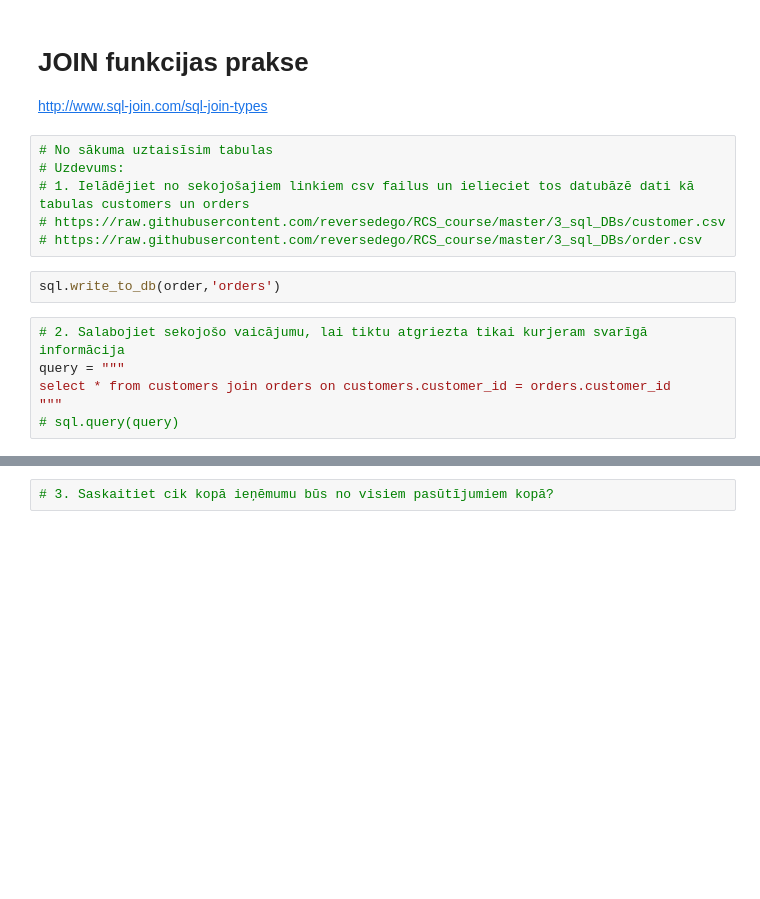
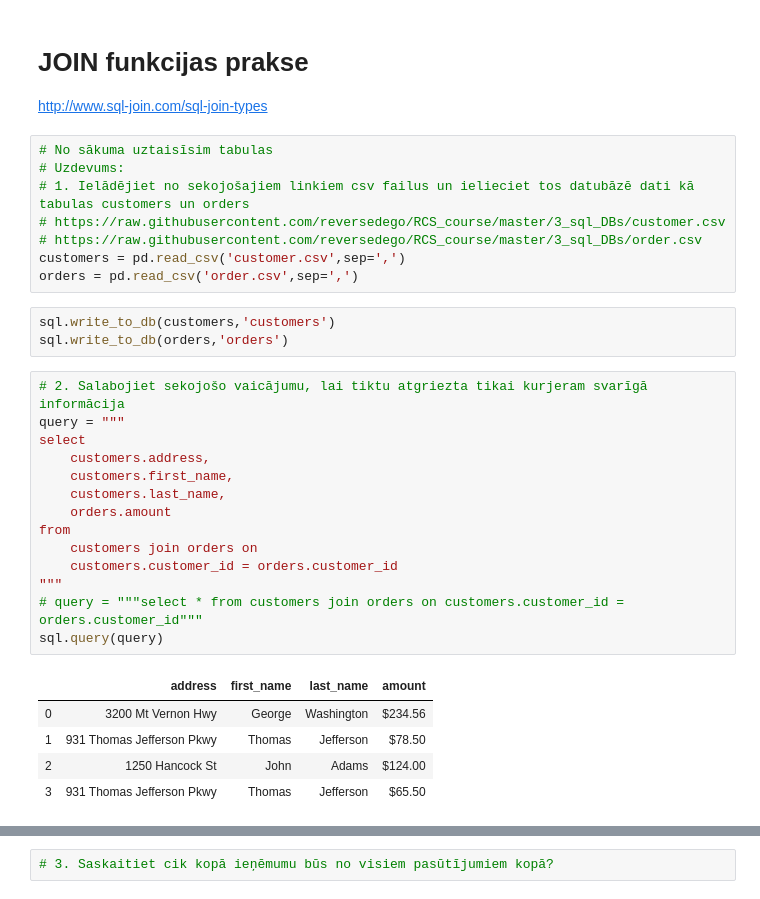
Before and after one commit to EduardsSevcenko/RCS_course, a Jupyter notebook: 3_sql_DBs/SQL_pamati_2.ipynb, the cells around one changed output, grey strips where cells are left out. Cells and saved outputs as stored; diff of their text form; blank space fills up the shorter version.

```diff
--- a/3_sql_DBs/SQL_pamati_2.ipynb
+++ b/3_sql_DBs/SQL_pamati_2.ipynb
@@ -214,11 +345,28 @@ http://www.sql-join.com/sql-join-types
 # 1. Ielādējiet no sekojošajiem linkiem csv failus un ielieciet tos datubāzē dati kā tabulas customers un orders
 # https://raw.githubusercontent.com/reversedego/RCS_course/master/3_sql_DBs/customer.csv
 # https://raw.githubusercontent.com/reversedego/RCS_course/master/3_sql_DBs/order.csv
+customers = pd.read_csv('customer.csv',sep=',')
+orders = pd.read_csv('order.csv',sep=',')
 # %%
-sql.write_to_db(order,'orders')
+sql.write_to_db(customers,'customers')
+sql.write_to_db(orders,'orders')
 # %%
 # 2. Salabojiet sekojošo vaicājumu, lai tiktu atgriezta tikai kurjeram svarīgā informācija
 query = """
-select * from customers join orders on customers.customer_id = orders.customer_id
+select
+    customers.address,
+    customers.first_name,
+    customers.last_name,
+    orders.amount
+from
+    customers join orders on
+    customers.customer_id = orders.customer_id
 """
-# sql.query(query)
+# query = """select * from customers join orders on customers.customer_id = orders.customer_id"""
+sql.query(query)
+# %% [output]
+|  | address | first_name | last_name | amount |
+| 0 | 3200 Mt Vernon Hwy | George | Washington | $234.56 |
+| 1 | 931 Thomas Jefferson Pkwy | Thomas | Jefferson | $78.50 |
+| 2 | 1250 Hancock St | John | Adams | $124.00 |
+| 3 | 931 Thomas Jefferson Pkwy | Thomas | Jefferson | $65.50 |
```
Also changed, not shown: parts of 30 cells of this notebook, 2 other files.
